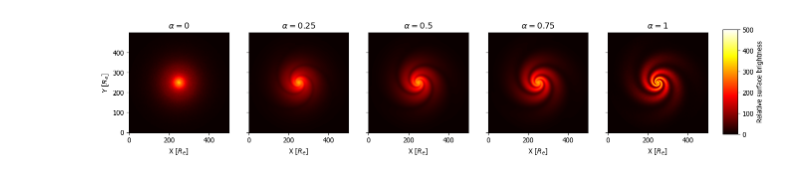
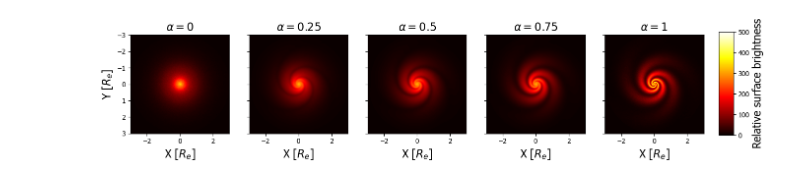
Before and after one commit to ansomax/AMAS_Project, a Jupyter notebook: Plots.ipynb, the cells around one changed output. Cells and saved outputs as stored; diff of their text form; code cells hidden in the pictures.

```diff
--- a/Plots.ipynb
+++ b/Plots.ipynb
@@ -10,27 +10,30 @@ a2 = np.genfromtxt("alpha=0.5.txt")
 a3 = np.genfromtxt("alpha=0.75.txt")
 fi = np.genfromtxt("Final galaxy.txt")
 # %%
+re = 2; Ie = 1; rmax = 3*re
+mpl.rc('axes', labelsize=16, titlesize=16)
 mpl.rcParams['font.family'] = 'Tahoma'
 fig, ax = plt.subplots(1,5, figsize=(15,3), sharey=True)
 norm = plt.cm.colors.LogNorm()
-ax[0].imshow(ini, cmap='hot', vmin=0, vmax=500)
+extent = (-rmax/re,rmax/re,-rmax/re,rmax/re)
+ax[0].imshow(ini, cmap='hot', vmin=0, vmax=500, extent=extent)
 ax[0].set_title(r"$\alpha = 0$")
 ax[0].set_ylabel(r"Y [$R_e$]")
-ax[1].imshow(a3 , cmap='hot', vmin=0, vmax=500)
+ax[1].imshow(a3 , cmap='hot', vmin=0, vmax=500, extent=extent)
 ax[1].set_title(r"$\alpha = 0.25$")
 
-ax[2].imshow(a2 , cmap='hot', vmin=0, vmax=500)
+ax[2].imshow(a2 , cmap='hot', vmin=0, vmax=500, extent=extent)
 ax[2].set_title(r"$\alpha = 0.5$")
-ax[3].imshow(a1 , cmap='hot', vmin=0, vmax=500)
+ax[3].imshow(a1 , cmap='hot', vmin=0, vmax=500, extent=extent)
 ax[3].set_title(r"$\alpha = 0.75$")
-test = ax[4].imshow(fi, cmap='hot', vmin=0, vmax=500)
+test = ax[4].imshow(fi, cmap='hot', vmin=0, vmax=500, extent=extent)
 ax[4].set_title(r"$\alpha = 1$")
 cbar_ax = fig.add_axes([0.92,0.15,0.02,0.7])
 fig.colorbar(test, cax=cbar_ax, label="Relative surface brightness")
 for a in ax:
     a.set_facecolor('black')
     a.invert_yaxis()
 plt.setp(ax.flat, xlabel=r"X [$R_e$]")
-plt.savefig("Galaxy evolution")
+plt.savefig("Galaxy evolution", dpi=600)
 # %% [output]
-[figure, old version]
+[figure, new version]
```
Also changed, not shown: parts of 3 cells of this notebook, 1 other file.
